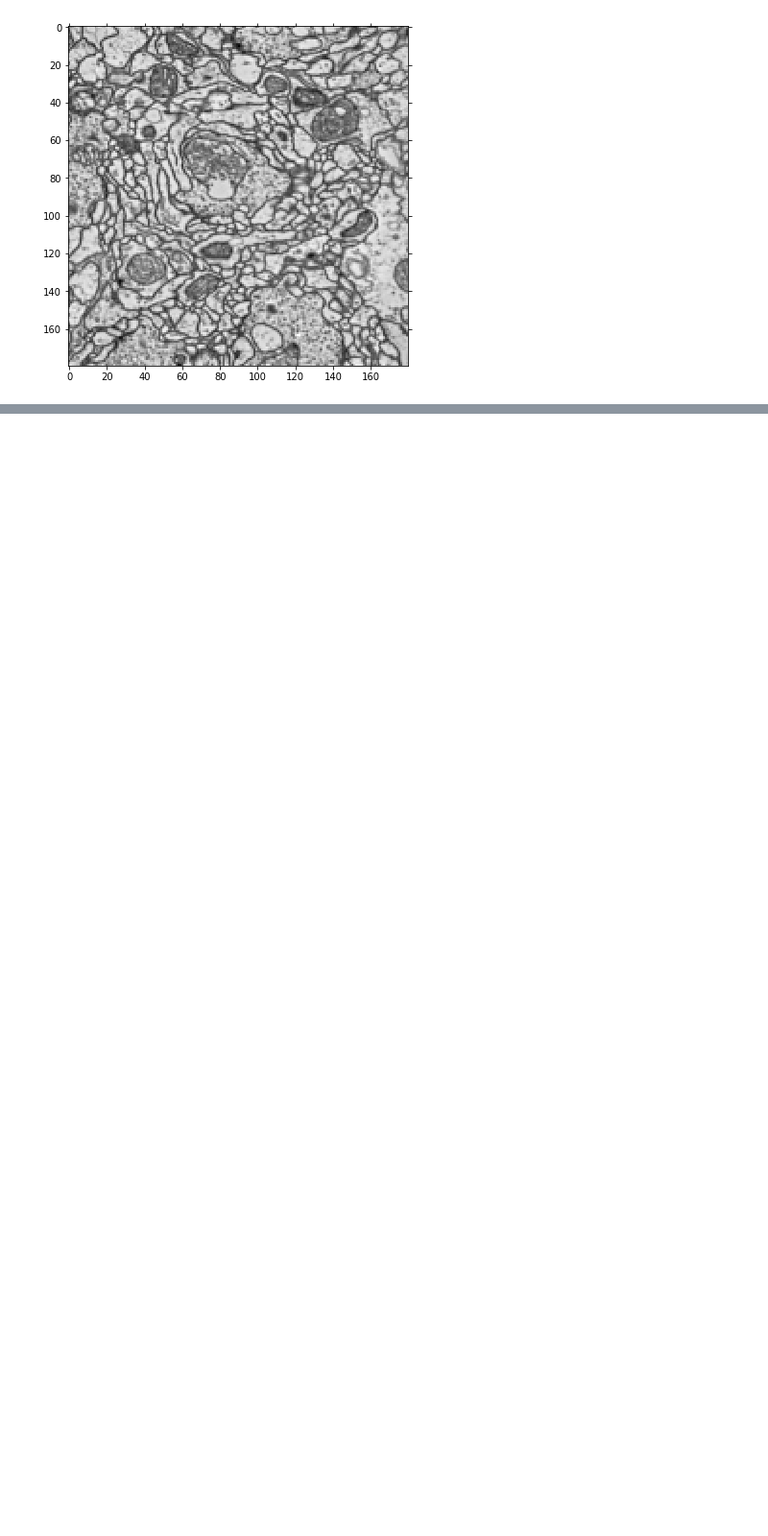
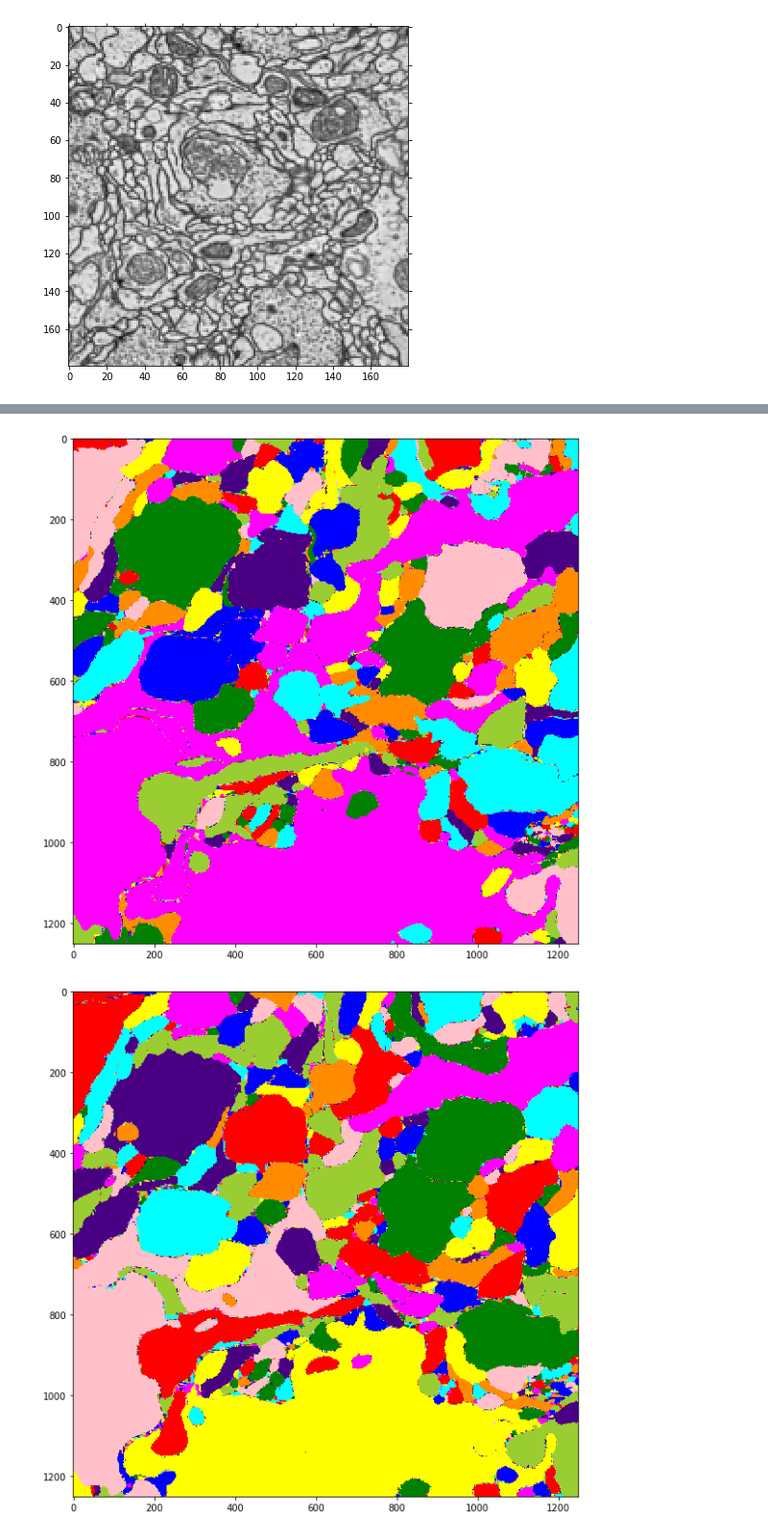
Before and after one commit to image-infomatics/neutorch, a Jupyter notebook: neutorch/notebooks/data_explore.ipynb, the cells around one changed output, grey strips where cells are left out. Shown at 96% size. Cells and saved outputs as stored; diff of their text form; code cells hidden in the pictures; blank space fills up the shorter version.

```diff
--- a/neutorch/notebooks/data_explore.ipynb
+++ b/neutorch/notebooks/data_explore.ipynb
@@ -4,6 +4,7 @@ from skimage.transform import resize
 from skimage import color
 import matplotlib.pyplot as plt
 import IPython
+from neutorch.dataset.border_mask import create_border_mask
 
 %load_ext autoreload
 %autoreload 2
@@ -73,7 +74,12 @@ def view_affinity(affinity,i=0, fig_size=10):
     axarr[2].imshow(affinity[2][i], cmap='gray')
     plt.show()
 
-def view_segmentation(seg,i=0, fig_size=10):
+def view_segmentation(seg,i=0, fig_size=10, border=0):
+    if border > 0:
+        masked_label = np.zeros(seg.shape, dtype=np.uint64)
+        create_border_mask(seg, masked_label, border, 0)
+        seg = masked_label
+
     fig = plt.figure()
     fig.set_size_inches(fig_size, fig_size)
     dummy_vol = np.zeros(seg.shape)
@@ -217,0 +160,7 @@ Error: Session cannot generate requests
+# %%
+view_segmentation(segC, i=0)
+view_segmentation(segC, i=1)
+view_segmentation(segC, i=2)
+# %% [output]
+[figure, added]
+[figure, added]
```
Also changed, not shown: parts of 17 cells of this notebook, 3 other files.
